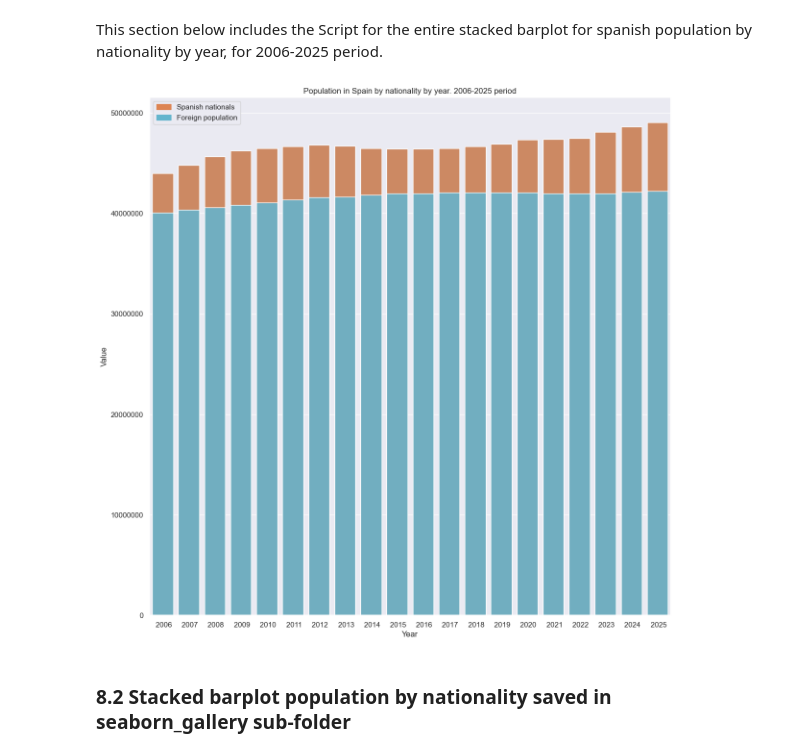
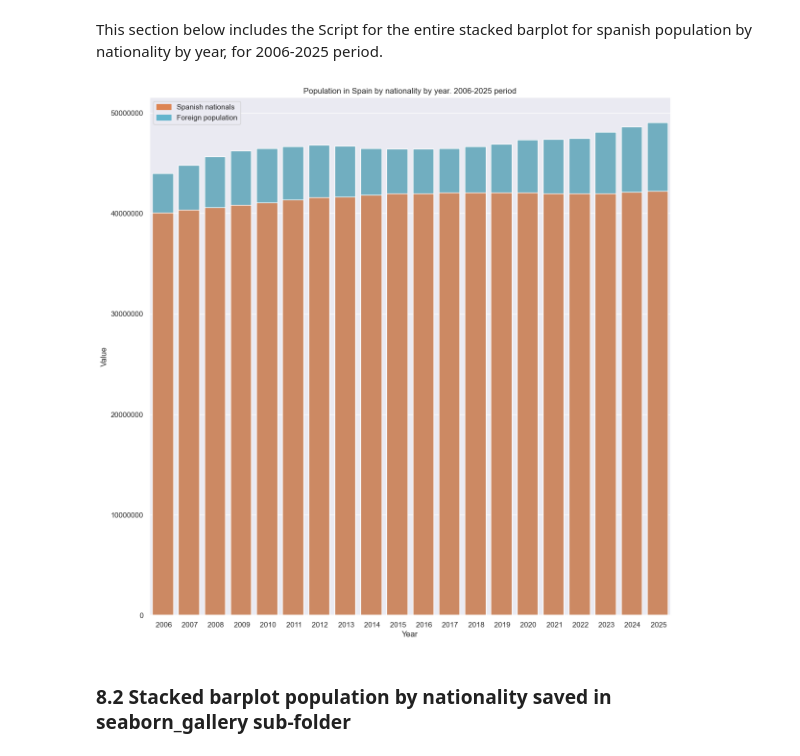
Before and after one commit to Pablo-source/ML-using-Python, a Jupyter notebook: Seaborn_gallery/04_percent_barplot_population_nationality_win_os.ipynb, the cells around one changed output. Drawn from its saved outputs; the diff is of its cells as text; code cells hidden in the pictures.

Commit message:
Labels fixed

```diff
--- a/Seaborn_gallery/04_percent_barplot_population_nationality_win_os.ipynb
+++ b/Seaborn_gallery/04_percent_barplot_population_nationality_win_os.ipynb
@@ -497,30 +497,30 @@ This section below includes the Script for the entire stacked barplot for spanis
 # %%
 # Set plot style grey grid in the background
 sns.set_theme(style = "darkgrid")
 # Set figure size
 fig = plt.figure(figsize=(14,14))
 # Define subplot to apply format to yaxis
 axs = fig.add_subplot(1,1,1)
 # Top bar - Total population in Spain by year
 total = population_long.groupby("Year")['Value'].sum().reset_index()
 # First section of stacked bar chart for Spanish population
-Spanish_bar = sns.barplot(x = "Year", y = "Value", data = total, color = '#dd8452').set_title("Population in Spain by nationality by year. 2006-2025 period")
+Spanish_bar = sns.barplot(x = "Year", y = "Value", data = total, color = '#64b5cd').set_title("Population in Spain by nationality by year. 2006-2025 period")
 # Spanish nationals Section of the stacked bar chart
 spanish_nationals_section = population_long[population_long.Nationality=='Spanish_nationals']
 # Foreign nationals Section of the stacked bar chart
-Foreigners_bar = sns.barplot(x = "Year", y = "Value", data = spanish_nationals_section, color = '#64b5cd')
+Foreigners_bar = sns.barplot(x = "Year", y = "Value", data = spanish_nationals_section, color = '#dd8452')
 # Remove scientific notation from Y axis
 formatter = ScalarFormatter()
 formatter.set_scientific(False)
 axs.yaxis.set_major_formatter(formatter)
 # Add legend
-spanish_nationals_legend = mpatches.Patch(color = '#64b5cd', label = 'Spanish nationals')
-foreigners_legend = mpatches.Patch(color = '#64b5cd' '#dd8452', label = 'Foreign population')
+spanish_nationals_legend = mpatches.Patch(color = '#dd8452', label = 'Spanish nationals')
+foreigners_legend = mpatches.Patch(color = '#64b5cd', label = 'Foreign population')
 plt.legend(handles=[spanish_nationals_legend, foreigners_legend])
 # show plot
 plt.show()
 # %% [output]
-[figure, old version]
+[figure, new version]
 # %% [markdown]
 ### 8.2 Stacked barplot population by nationality saved in seaborn_gallery sub-folder
 # %% [markdown]
```
Also changed, not shown: parts of 1 cell of this notebook.
